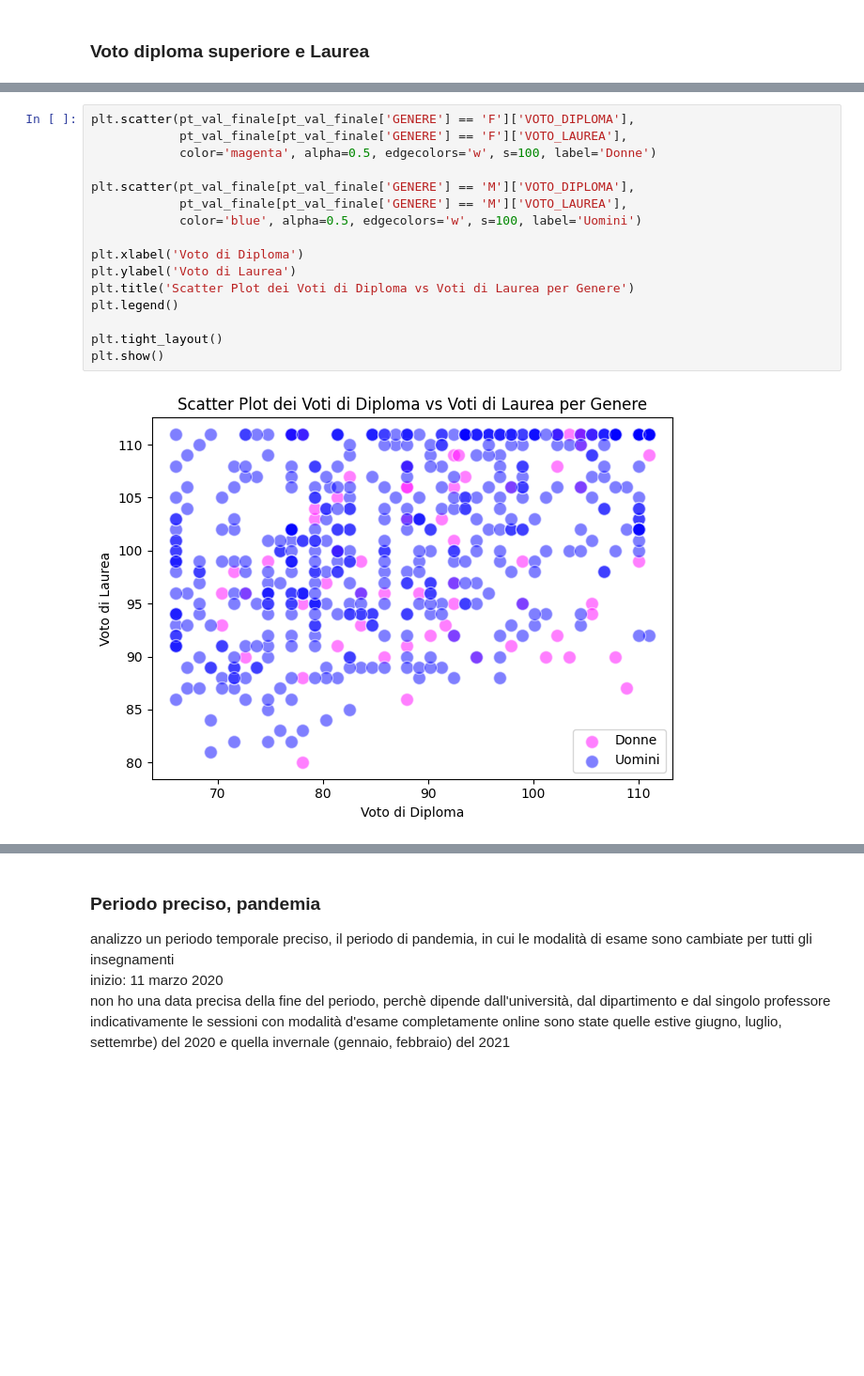
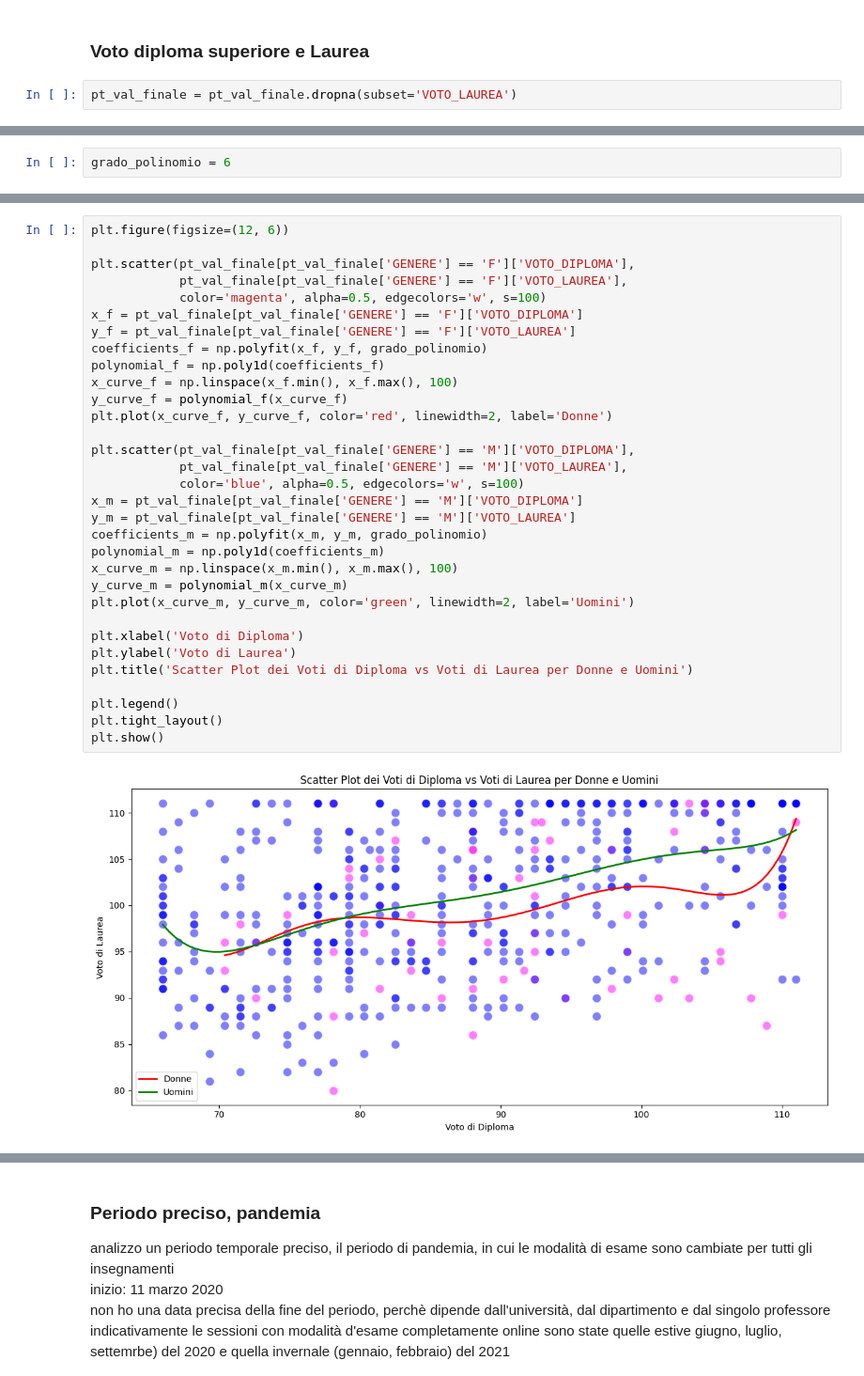
Before and after one commit to lallabelloni/Analisi-differenza-genere-Data-Science, a Jupyter notebook: progetto2.ipynb, the cells around one changed output, grey strips where cells are left out. Shown at 94% size. Drawn from its saved outputs; the diff is of its cells as text; blank space fills up the shorter version.

Commit message:
aggiornamento DiplomaVSLaurea

```diff
--- a/progetto2.ipynb
+++ b/progetto2.ipynb
@@ -851,4 +851,6 @@ plt.show()
 [figure]
 # %% [markdown]
 ### Voto diploma superiore e Laurea
+# %%
+pt_val_finale = pt_val_finale.dropna(subset='VOTO_LAUREA')
 # %%
@@ -886,2 +940,4 @@ plt.show()
+# %%
+grado_polinomio = 6
 # %%
 plt.figure(figsize=(12, 6))
@@ -897,18 +1011,34 @@ plt.show()
 # %%
+plt.figure(figsize=(12, 6))
+
 plt.scatter(pt_val_finale[pt_val_finale['GENERE'] == 'F']['VOTO_DIPLOMA'],
             pt_val_finale[pt_val_finale['GENERE'] == 'F']['VOTO_LAUREA'],
-            color='magenta', alpha=0.5, edgecolors='w', s=100, label='Donne')
+            color='magenta', alpha=0.5, edgecolors='w', s=100)
+x_f = pt_val_finale[pt_val_finale['GENERE'] == 'F']['VOTO_DIPLOMA']
+y_f = pt_val_finale[pt_val_finale['GENERE'] == 'F']['VOTO_LAUREA']
+coefficients_f = np.polyfit(x_f, y_f, grado_polinomio)
+polynomial_f = np.poly1d(coefficients_f)
+x_curve_f = np.linspace(x_f.min(), x_f.max(), 100)
+y_curve_f = polynomial_f(x_curve_f)
+plt.plot(x_curve_f, y_curve_f, color='red', linewidth=2, label='Donne')
 
 plt.scatter(pt_val_finale[pt_val_finale['GENERE'] == 'M']['VOTO_DIPLOMA'],
             pt_val_finale[pt_val_finale['GENERE'] == 'M']['VOTO_LAUREA'],
-            color='blue', alpha=0.5, edgecolors='w', s=100, label='Uomini')
+            color='blue', alpha=0.5, edgecolors='w', s=100)
+x_m = pt_val_finale[pt_val_finale['GENERE'] == 'M']['VOTO_DIPLOMA']
+y_m = pt_val_finale[pt_val_finale['GENERE'] == 'M']['VOTO_LAUREA']
+coefficients_m = np.polyfit(x_m, y_m, grado_polinomio)
+polynomial_m = np.poly1d(coefficients_m)
+x_curve_m = np.linspace(x_m.min(), x_m.max(), 100)
+y_curve_m = polynomial_m(x_curve_m)
+plt.plot(x_curve_m, y_curve_m, color='green', linewidth=2, label='Uomini')
 
 plt.xlabel('Voto di Diploma')
 plt.ylabel('Voto di Laurea')
-plt.title('Scatter Plot dei Voti di Diploma vs Voti di Laurea per Genere')
+plt.title('Scatter Plot dei Voti di Diploma vs Voti di Laurea per Donne e Uomini')
+
 plt.legend()
-
 plt.tight_layout()
 plt.show()
 # %% [output]
-[figure, old version]
+[figure, new version]
```
Also changed, not shown: parts of 7 cells of this notebook.
